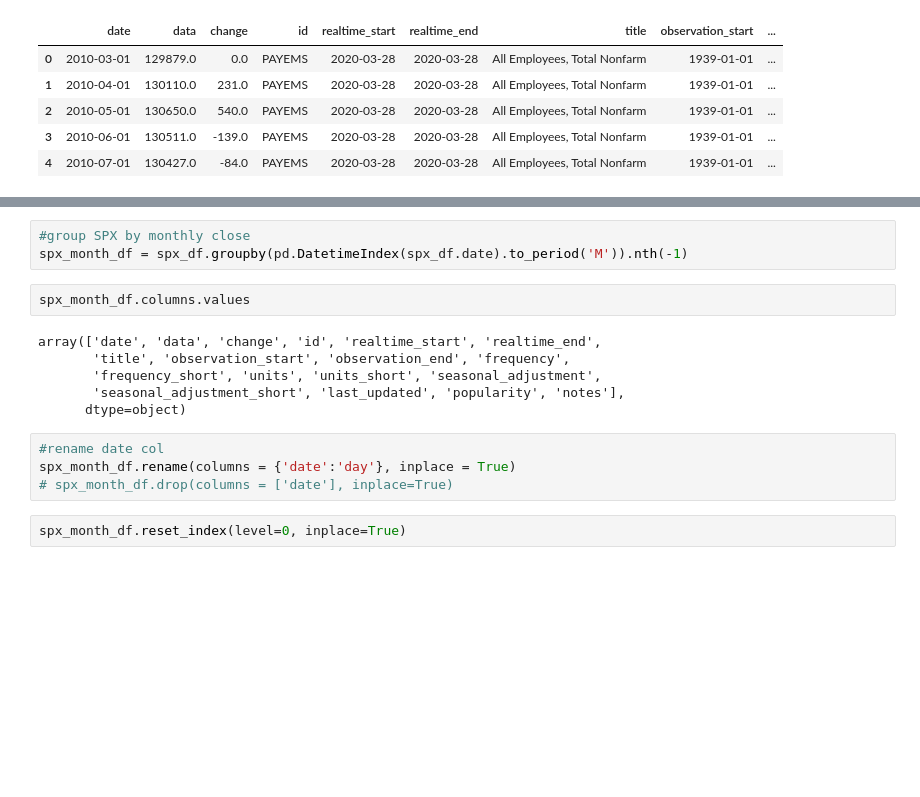
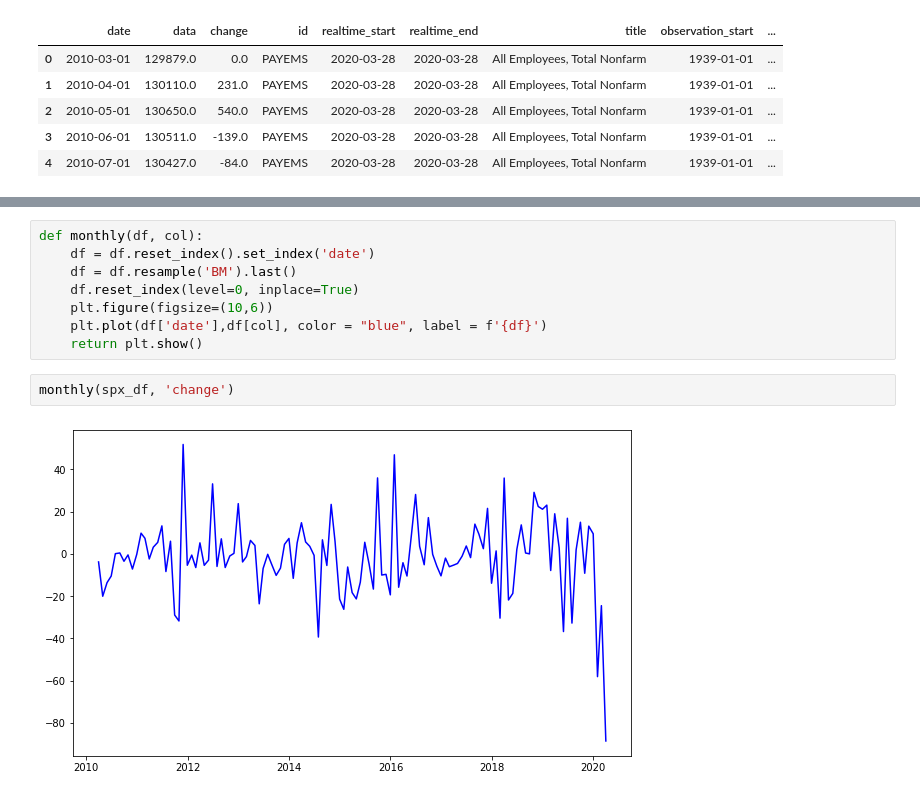
Before and after one commit to woodfin8/astoria, a Jupyter notebook: FREDapi.ipynb, the cells around one changed output, grey strips where cells are left out. Drawn from its saved outputs; the diff is of its cells as text; blank space fills up the shorter version.

```diff
--- a/FREDapi.ipynb
+++ b/FREDapi.ipynb
@@ -211,17 +186,12 @@ spx_df.groupby(pd.DatetimeIndex(spx_df.date).to_period('M')).nth(-1)
-# %%
-#group SPX by monthly close
-spx_month_df = spx_df.groupby(pd.DatetimeIndex(spx_df.date).to_period('M')).nth(-1)
-# %%
-spx_month_df.columns.values
-# %% [output]
-array(['date', 'data', 'change', 'id', 'realtime_start', 'realtime_end',
-       'title', 'observation_start', 'observation_end', 'frequency',
-       'frequency_short', 'units', 'units_short', 'seasonal_adjustment',
-       'seasonal_adjustment_short', 'last_updated', 'popularity', 'notes'],
-      dtype=object)
-# %%
-#rename date col
-spx_month_df.rename(columns = {'date':'day'}, inplace = True)
-# spx_month_df.drop(columns = ['date'], inplace=True)
-# %%
-spx_month_df.reset_index(level=0, inplace=True)
+# %%
+def monthly(df, col):
+    df = df.reset_index().set_index('date')
+    df = df.resample('BM').last()
+    df.reset_index(level=0, inplace=True)
+    plt.figure(figsize=(10,6))
+    plt.plot(df['date'],df[col], color = "blue", label = f'{df}')
+    return plt.show()
+# %%
+monthly(spx_df, 'change')
+# %% [output]
+[figure, added]
```
Also changed, not shown: parts of 14 cells of this notebook.
